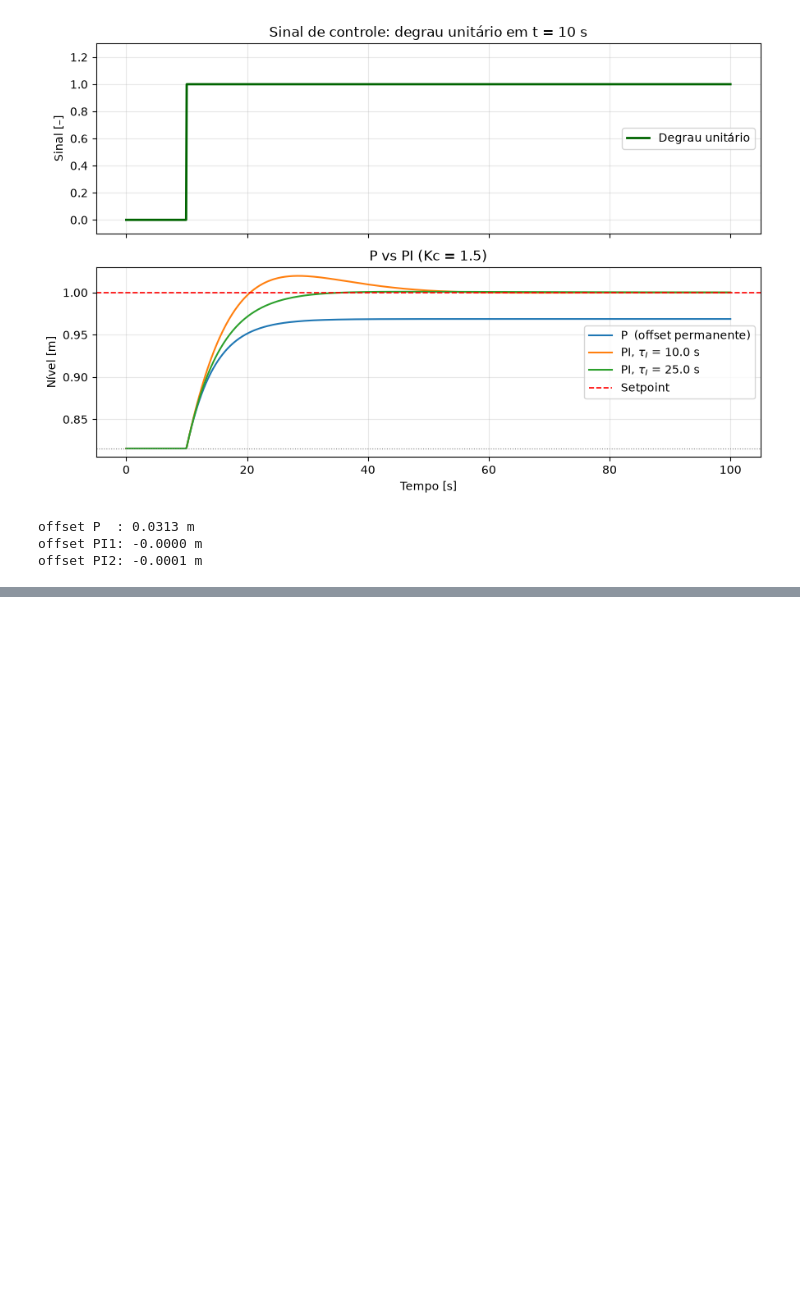
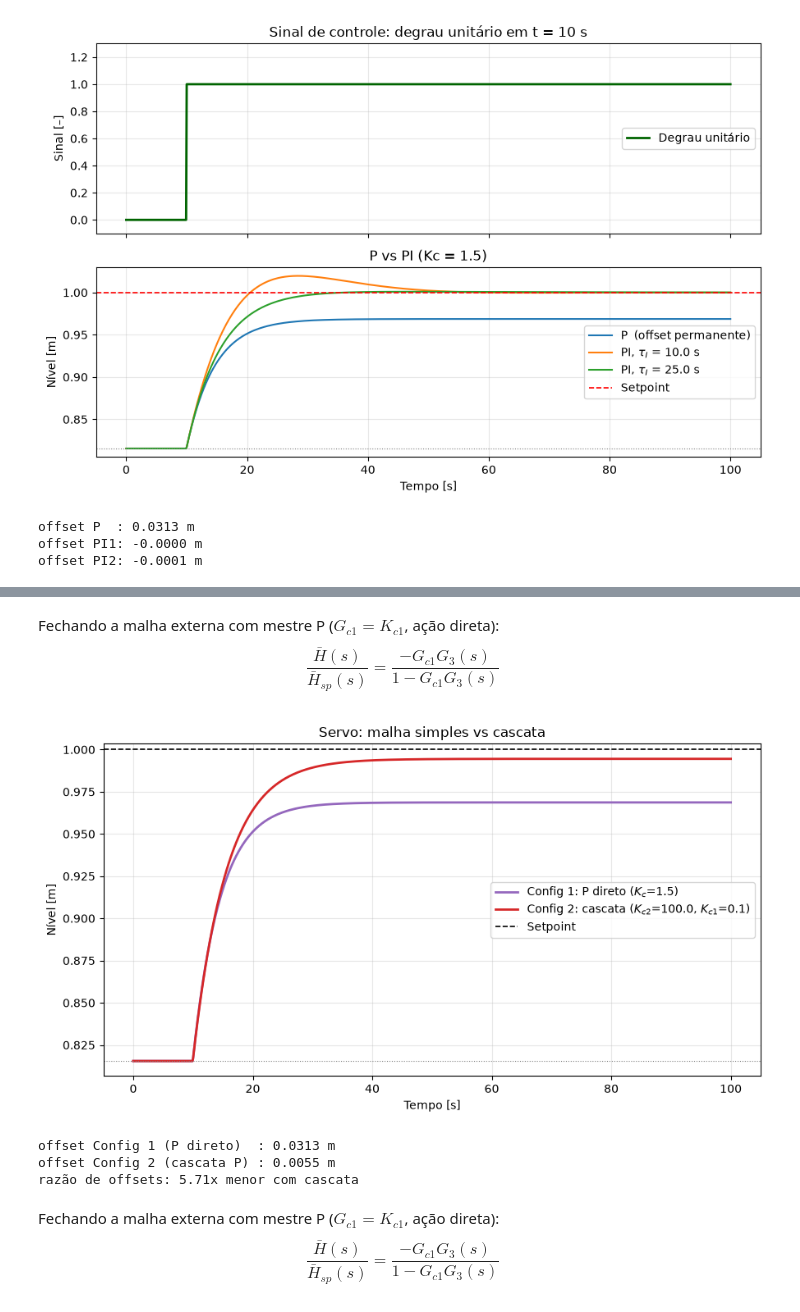
Before and after one commit to Gabriel-dotcom-code/Graduate_Courses, a Jupyter notebook: Process_Control_Studies/Tanque_simples.ipynb, the cells around one changed output, grey strips where cells are left out. Saved outputs shown, nothing was run; the diff lists cells and outputs as text; code cells hidden in the pictures; blank space fills up the shorter version.

Commit message:
Tanque com análise de cascata vs. prd

```diff
--- a/Process_Control_Studies/Tanque_simples.ipynb
+++ b/Process_Control_Studies/Tanque_simples.ipynb
@@ -401,0 +445,53 @@ offset PI2: -0.0001 m
+# %%
+KFa2 = k2 * np.sqrt(2*g*h_0)                     # dFs/da2 |s
+KFh  = k2 * a2 * np.sqrt(2*g)/(2*np.sqrt(h_0))   # dFs/dh  |s
+
+Kc2 = 100.0
+Gc2 = -Kc2                      # ação REVERSA (oposta à do mestre)
+
+Delta = 1 - Gc2*KFa2
+K3    = np.round(-K2*Gc2, 3)    # K3 = -K2 * Gc2
+K1_c  = np.round(Delta*K1, 3)
+
+
+tau_c = np.round(Delta*tau, 3)  # tau^c = Delta * tau
+
+G3s = ct.TransferFunction([K3], [tau_c, 1])
+# %% [markdown]
+Fechando a malha externa com mestre P ($G_{c1} = K_{c1}$, ação direta):
+$$\frac{\bar{H}(s)}{\bar{H}_{sp}(s)} = \frac{-G_{c1}G_3(s)}{1 - G_{c1}G_3(s)}$$
+# %%
+t = np.linspace(0, 100, 1000)
+u = np.where(t >= 10, desvio, 0.0)
+
+# Config 1: P direto na abertura, Kc = 1.5
+Kc1_malha_simples = 1.5
+y1 = ct.forced_response(ct.feedback(-Kc1_malha_simples*G2s, 1, sign=-1), T=t, U=u).outputs
+h_cfg1 = h_0 + np.asarray(y1).reshape(-1)
+
+# Config 2: cascata, mestre P Kc1 = 0.1
+Kc1_P_master = 0.1
+servo_cas_p = ct.feedback(-Kc1_P_master*G3s, 1, sign=-1)
+y2 = ct.forced_response(servo_cas_p, T=t, U=u).outputs
+h_cfg2 = h_0 + np.asarray(y2).reshape(-1)
+
+plt.figure(figsize=(9, 5))
+plt.plot(t, h_cfg1, color='tab:purple', lw=2, label=f'Config 1: P direto ($K_c$={Kc1_malha_simples})')
+plt.plot(t, h_cfg2, color='tab:red',    lw=2, label=f'Config 2: cascata ($K_{{c2}}$={Kc2}, $K_{{c1}}$={Kc1_P_master})')
+plt.axhline(setpoint, color='k', ls='--', lw=1.2, label='Setpoint')
+plt.axhline(h_0, color='gray', ls=':', lw=.8)
+plt.xlabel('Tempo [s]'); plt.ylabel('Nível [m]')
+plt.title('Servo: malha simples vs cascata'); plt.legend(); plt.grid(alpha=.3)
+plt.tight_layout(); plt.show()
+
+print(f'offset Config 1 (P direto)  : {setpoint - h_cfg1[-1]:.4f} m')
+print(f'offset Config 2 (cascata P) : {setpoint - h_cfg2[-1]:.4f} m')
+print(f'razão de offsets: {(setpoint-h_cfg1[-1])/(setpoint-h_cfg2[-1]):.2f}x menor com cascata')
+# %% [output]
+[figure, added]
+offset Config 1 (P direto)  : 0.0313 m
+offset Config 2 (cascata P) : 0.0055 m
+razão de offsets: 5.71x menor com cascata
+# %% [markdown]
+Fechando a malha externa com mestre P ($G_{c1} = K_{c1}$, ação direta):
+$$\frac{\bar{H}(s)}{\bar{H}_{sp}(s)} = \frac{-G_{c1}G_3(s)}{1 - G_{c1}G_3(s)}$$
```
Also changed, not shown: parts of 12 cells of this notebook.
